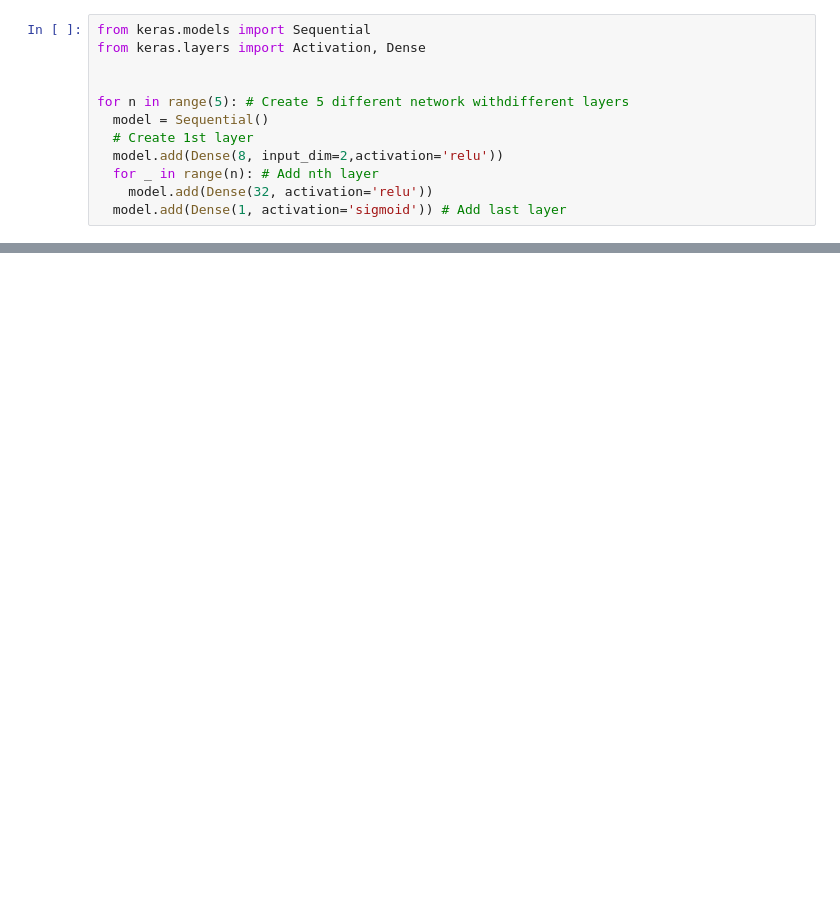
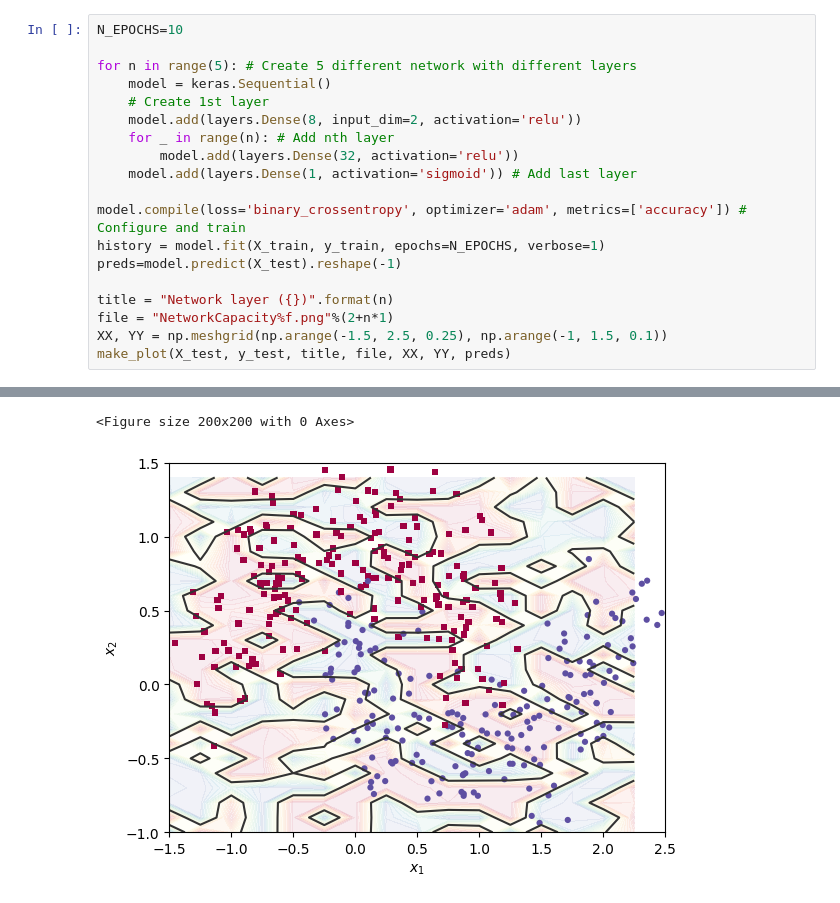
Before and after one commit to SindhuraShankeshi/colab, a Jupyter notebook: Overfitting&Underfitting.ipynb, the cells around one changed output, grey strips where cells are left out. Saved outputs shown, nothing was run; the diff lists cells and outputs as text; blank space fills up the shorter version.

```diff
--- a/Overfitting&Underfitting.ipynb
+++ b/Overfitting&Underfitting.ipynb
@@ -29,12 +62,20 @@ make_plot(X, y, None, "dataset.svg")
 # %%
-from keras.models import Sequential
-from keras.layers import Activation, Dense
+N_EPOCHS=10
 
+for n in range(5): # Create 5 different network with different layers
+    model = keras.Sequential()
+    # Create 1st layer
+    model.add(layers.Dense(8, input_dim=2, activation='relu'))
+    for _ in range(n): # Add nth layer
+        model.add(layers.Dense(32, activation='relu'))
+    model.add(layers.Dense(1, activation='sigmoid')) # Add last layer
 
-for n in range(5): # Create 5 different network withdifferent layers
-  model = Sequential()
-  # Create 1st layer
-  model.add(Dense(8, input_dim=2,activation='relu'))
-  for _ in range(n): # Add nth layer
-    model.add(Dense(32, activation='relu'))
-  model.add(Dense(1, activation='sigmoid')) # Add last layer
+model.compile(loss='binary_crossentropy', optimizer='adam', metrics=['accuracy']) # Configure and train
+history = model.fit(X_train, y_train, epochs=N_EPOCHS, verbose=1)
+preds=model.predict(X_test).reshape(-1)
+
+title = "Network layer ({})".format(n)
+file = "NetworkCapacity%f.png"%(2+n*1)
+XX, YY = np.meshgrid(np.arange(-1.5, 2.5, 0.25), np.arange(-1, 1.5, 0.1))
+make_plot(X_test, y_test, title, file, XX, YY, preds)
+# %% [output]
@@ -40,0 +99,2 @@ for n in range(5): # Create 5 different network withdifferent layers
+<Figure size 200x200 with 0 Axes>
+[figure, added]
```
Also changed, not shown: parts of 10 cells of this notebook.
